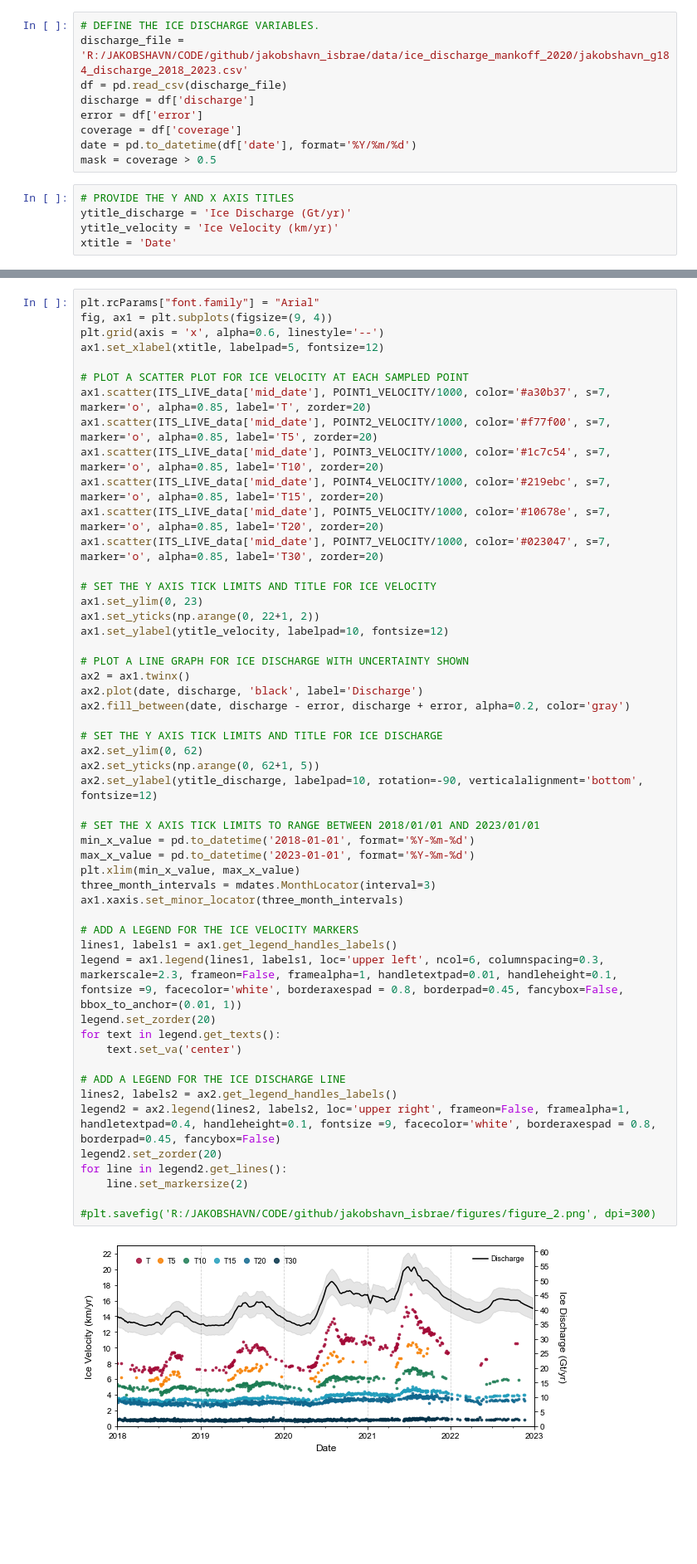
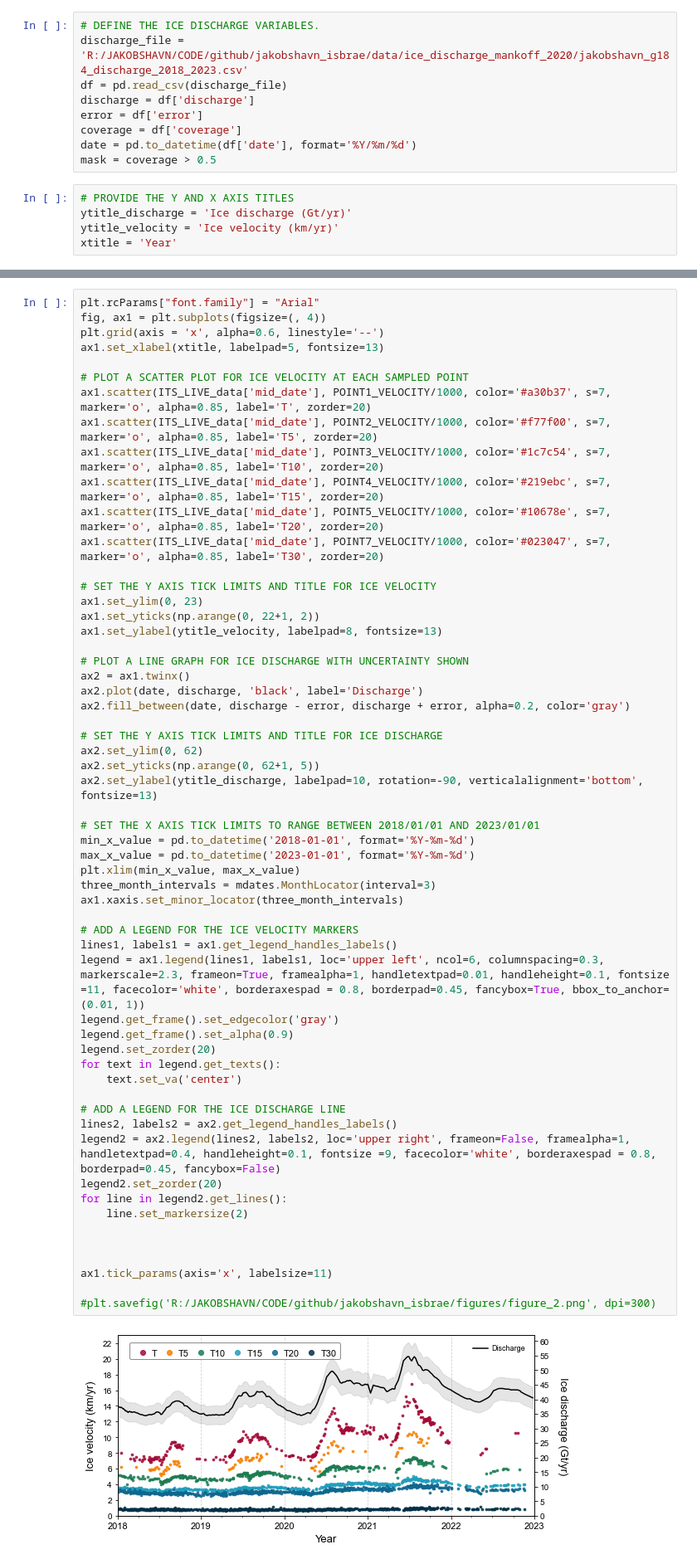
Before and after one commit to hannahpicton/jakobshavn_isbrae, a Jupyter notebook: code/figures/figure_2.ipynb, the cells around one changed output, grey strips where cells are left out. Shown at 83% size. Cells and saved outputs as stored; diff of their text form; blank space fills up the shorter version.

```diff
--- a/code/figures/figure_2.ipynb
+++ b/code/figures/figure_2.ipynb
@@ -30,6 +30,6 @@ date = pd.to_datetime(df['date'], format='%Y/%m/%d')
 mask = coverage > 0.5
 # %%
 # PROVIDE THE Y AND X AXIS TITLES
-ytitle_discharge = 'Ice Discharge (Gt/yr)'
-ytitle_velocity = 'Ice Velocity (km/yr)'
-xtitle = 'Date'
+ytitle_discharge = 'Ice discharge (Gt/yr)'
+ytitle_velocity = 'Ice velocity (km/yr)'
+xtitle = 'Year'
@@ -36,8 +97,8 @@ xtitle = 'Date'
 # %%
 plt.rcParams["font.family"] = "Arial"
-fig, ax1 = plt.subplots(figsize=(9, 4))
+fig, ax1 = plt.subplots(figsize=(, 4))
 plt.grid(axis = 'x', alpha=0.6, linestyle='--')
-ax1.set_xlabel(xtitle, labelpad=5, fontsize=12)
+ax1.set_xlabel(xtitle, labelpad=5, fontsize=13)
 
 # PLOT A SCATTER PLOT FOR ICE VELOCITY AT EACH SAMPLED POINT
 ax1.scatter(ITS_LIVE_data['mid_date'], POINT1_VELOCITY/1000, color='#a30b37', s=7, marker='o', alpha=0.85, label='T', zorder=20)
@@ -50,39 +111,45 @@ ax1.scatter(ITS_LIVE_data['mid_date'], POINT7_VELOCITY/1000, color='#023047', s=
 # SET THE Y AXIS TICK LIMITS AND TITLE FOR ICE VELOCITY
 ax1.set_ylim(0, 23)
 ax1.set_yticks(np.arange(0, 22+1, 2))
-ax1.set_ylabel(ytitle_velocity, labelpad=10, fontsize=12)
+ax1.set_ylabel(ytitle_velocity, labelpad=8, fontsize=13)
 
 # PLOT A LINE GRAPH FOR ICE DISCHARGE WITH UNCERTAINTY SHOWN
 ax2 = ax1.twinx()
 ax2.plot(date, discharge, 'black', label='Discharge')
 ax2.fill_between(date, discharge - error, discharge + error, alpha=0.2, color='gray')
 
 # SET THE Y AXIS TICK LIMITS AND TITLE FOR ICE DISCHARGE
 ax2.set_ylim(0, 62)
 ax2.set_yticks(np.arange(0, 62+1, 5))
-ax2.set_ylabel(ytitle_discharge, labelpad=10, rotation=-90, verticalalignment='bottom', fontsize=12)
+ax2.set_ylabel(ytitle_discharge, labelpad=10, rotation=-90, verticalalignment='bottom', fontsize=13)
 
 # SET THE X AXIS TICK LIMITS TO RANGE BETWEEN 2018/01/01 AND 2023/01/01
 min_x_value = pd.to_datetime('2018-01-01', format='%Y-%m-%d')
 max_x_value = pd.to_datetime('2023-01-01', format='%Y-%m-%d')
 plt.xlim(min_x_value, max_x_value)
 three_month_intervals = mdates.MonthLocator(interval=3)
 ax1.xaxis.set_minor_locator(three_month_intervals)
 
 # ADD A LEGEND FOR THE ICE VELOCITY MARKERS
 lines1, labels1 = ax1.get_legend_handles_labels()
-legend = ax1.legend(lines1, labels1, loc='upper left', ncol=6, columnspacing=0.3, markerscale=2.3, frameon=False, framealpha=1, handletextpad=0.01, handleheight=0.1, fontsize =9, facecolor='white', borderaxespad = 0.8, borderpad=0.45, fancybox=False, bbox_to_anchor=(0.01, 1))
+legend = ax1.legend(lines1, labels1, loc='upper left', ncol=6, columnspacing=0.3, markerscale=2.3, frameon=True, framealpha=1, handletextpad=0.01, handleheight=0.1, fontsize =11, facecolor='white', borderaxespad = 0.8, borderpad=0.45, fancybox=True, bbox_to_anchor=(0.01, 1))
+legend.get_frame().set_edgecolor('gray')
+legend.get_frame().set_alpha(0.9)
 legend.set_zorder(20)
 for text in legend.get_texts():
     text.set_va('center')
 
 # ADD A LEGEND FOR THE ICE DISCHARGE LINE
 lines2, labels2 = ax2.get_legend_handles_labels()
 legend2 = ax2.legend(lines2, labels2, loc='upper right', frameon=False, framealpha=1, handletextpad=0.4, handleheight=0.1, fontsize =9, facecolor='white', borderaxespad = 0.8, borderpad=0.45, fancybox=False)
 legend2.set_zorder(20)
 for line in legend2.get_lines():
     line.set_markersize(2)
 
+
+
+ax1.tick_params(axis='x', labelsize=11)
+
 #plt.savefig('R:/JAKOBSHAVN/CODE/github/jakobshavn_isbrae/figures/figure_2.png', dpi=300)
 # %% [output]
-[figure, old version]
+[figure, new version]
```
Also changed, not shown: parts of 1 cell of this notebook.
